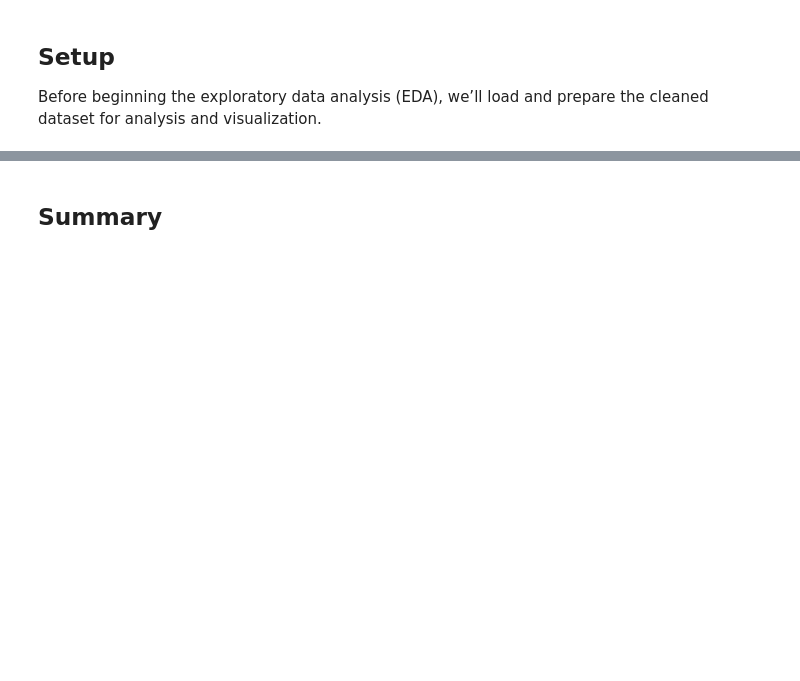
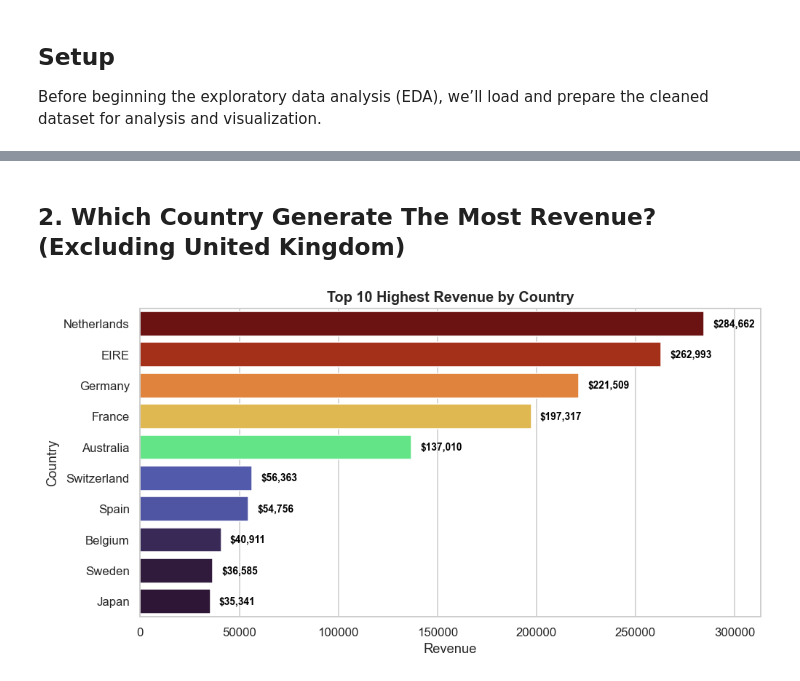
Before and after one commit to Lyvinthai/Retail_Sales_Data_Analytics, a Jupyter notebook: noteboook/eda.ipynb, the cells around one changed output, grey strips where cells are left out. Cells and saved outputs as stored; diff of their text form; code cells hidden in the pictures; blank space fills up the shorter version.

```diff
--- a/noteboook/eda.ipynb
+++ b/noteboook/eda.ipynb
@@ -379,2 +121,43 @@ seg_detail = seg_detail.reindex(seg_counts.index)
-# %% [markdown]
-## Summary
+# %% [markdown]
+## 2. Which Country Generate The Most Revenue? (Excluding United Kingdom)
+# %%
+df_exclude_uk = df.copy()
+df_exclude_uk = df_exclude_uk[df_exclude_uk['country'] != 'United Kingdom']
+top_country = df_exclude_uk.groupby('country')['total_revenue'].sum().reset_index().sort_values(by='total_revenue', ascending=False).head(10)
+
+fig, axes = plt.subplots(figsize=(10,5))
+
+sns.barplot(
+    data=top_country,
+    x='total_revenue',
+    y='country',
+    hue='total_revenue',
+    palette='turbo',
+    legend=False,
+    ax=axes,
+)
+
+for patch in axes.patches:
+    width = patch.get_width()
+    if width > 0:
+        axes.text(
+            x=width + (axes.get_xlim()[1] * 0.015),
+            y=patch.get_y() + patch.get_height() / 2,
+            s=f"${width:,.0f}",
+            ha='left',
+            va='center',
+            fontsize=9,
+            fontweight='semibold',
+            color="#000000"
+        )
+
+axes.margins(x=0.10)
+
+plt.title("Top 10 Highest Revenue by Country")
+plt.xlabel('Revenue')
+plt.ylabel('Country')
+
+plt.tight_layout
+plt.show()
+# %% [output]
+[figure, added]
```
Also changed, not shown: parts of 12 cells of this notebook.
